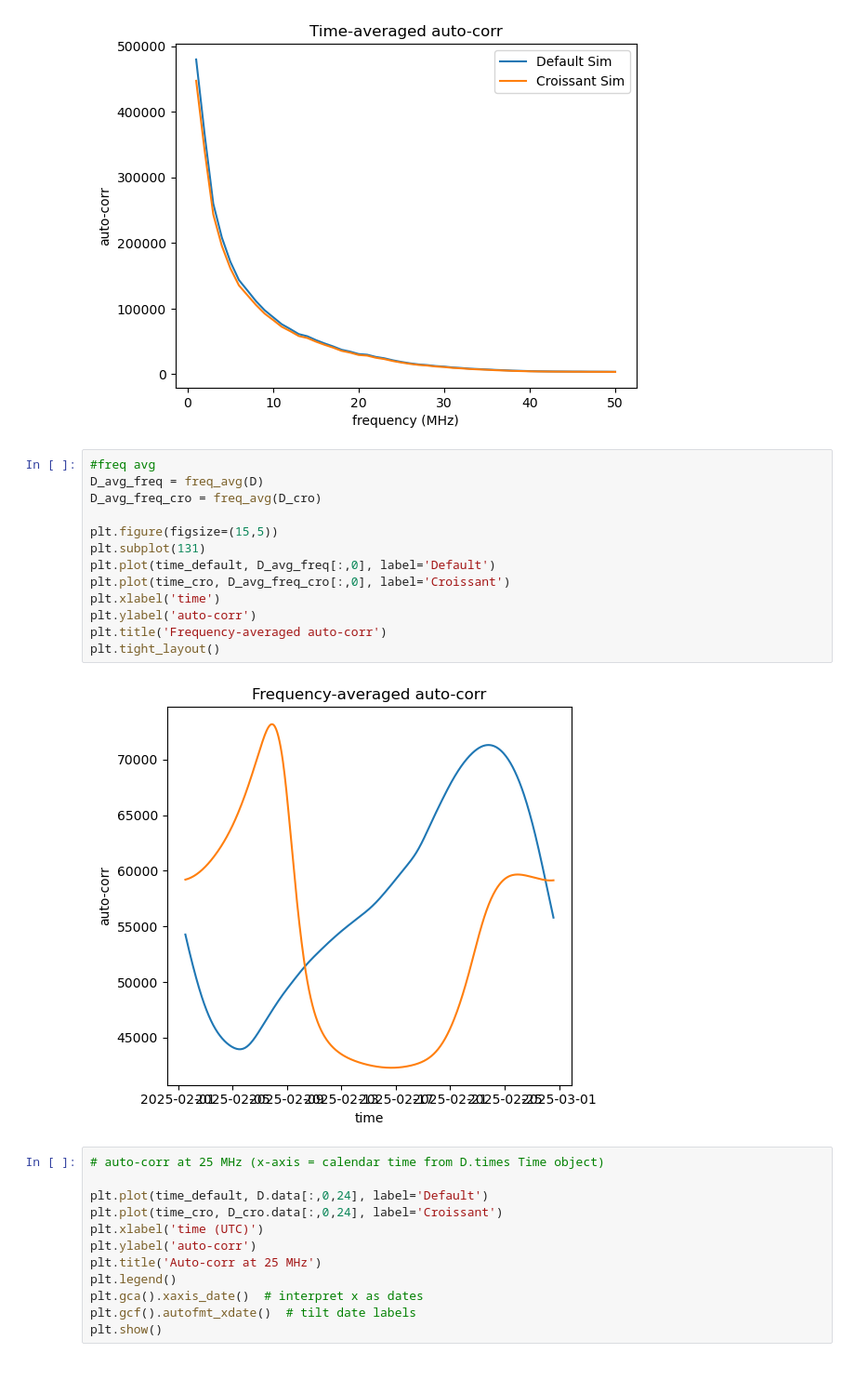
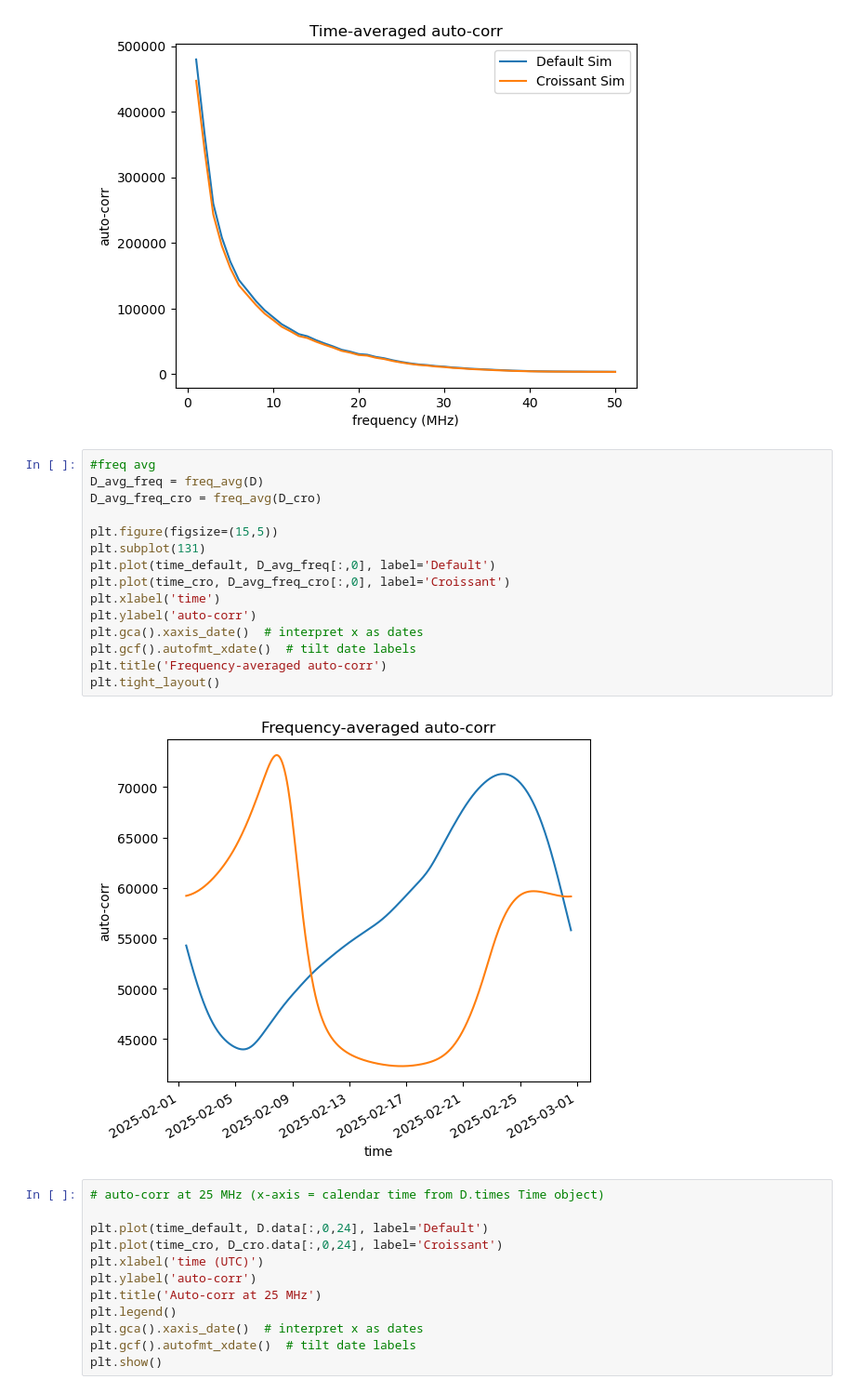
Before and after one commit to lusee-night/luseepy, a Jupyter notebook: simulation/output/plot_default_vs_cro_sims.ipynb, the cells around one changed output. Shown at 93% size. Cells and saved outputs as stored; diff of their text form.

```diff
--- a/simulation/output/plot_default_vs_cro_sims.ipynb
+++ b/simulation/output/plot_default_vs_cro_sims.ipynb
@@ -100,18 +100,20 @@ plt.show()
 # %%
 #freq avg
 D_avg_freq = freq_avg(D)
 D_avg_freq_cro = freq_avg(D_cro)
 
 plt.figure(figsize=(15,5))
 plt.subplot(131)
 plt.plot(time_default, D_avg_freq[:,0], label='Default')
 plt.plot(time_cro, D_avg_freq_cro[:,0], label='Croissant')
 plt.xlabel('time')
 plt.ylabel('auto-corr')
+plt.gca().xaxis_date()  # interpret x as dates
+plt.gcf().autofmt_xdate()  # tilt date labels
 plt.title('Frequency-averaged auto-corr')
 plt.tight_layout()
 # %% [output]
-[figure, old version]
+[figure, new version]
 # %%
 # auto-corr at 25 MHz (x-axis = calendar time from D.times Time object)
 
```
Also changed, not shown: parts of 2 cells of this notebook.
